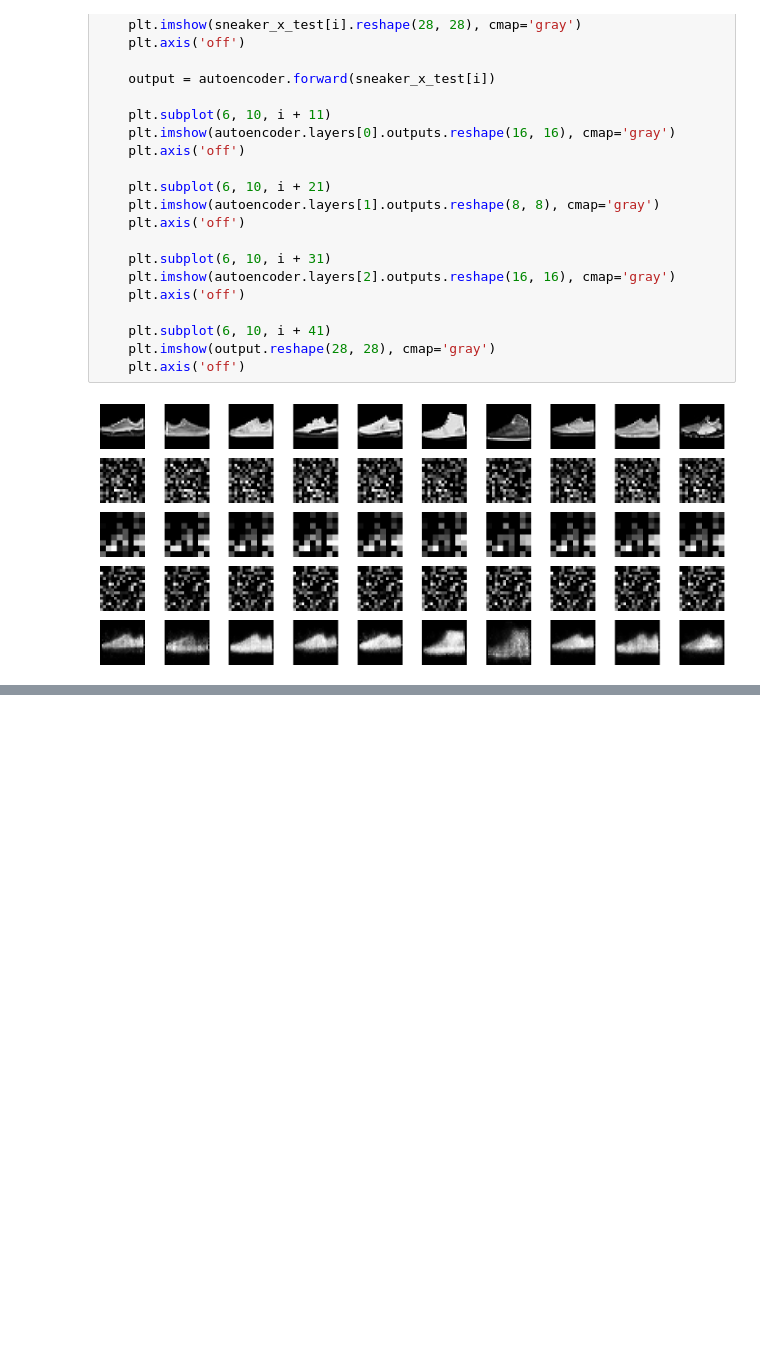
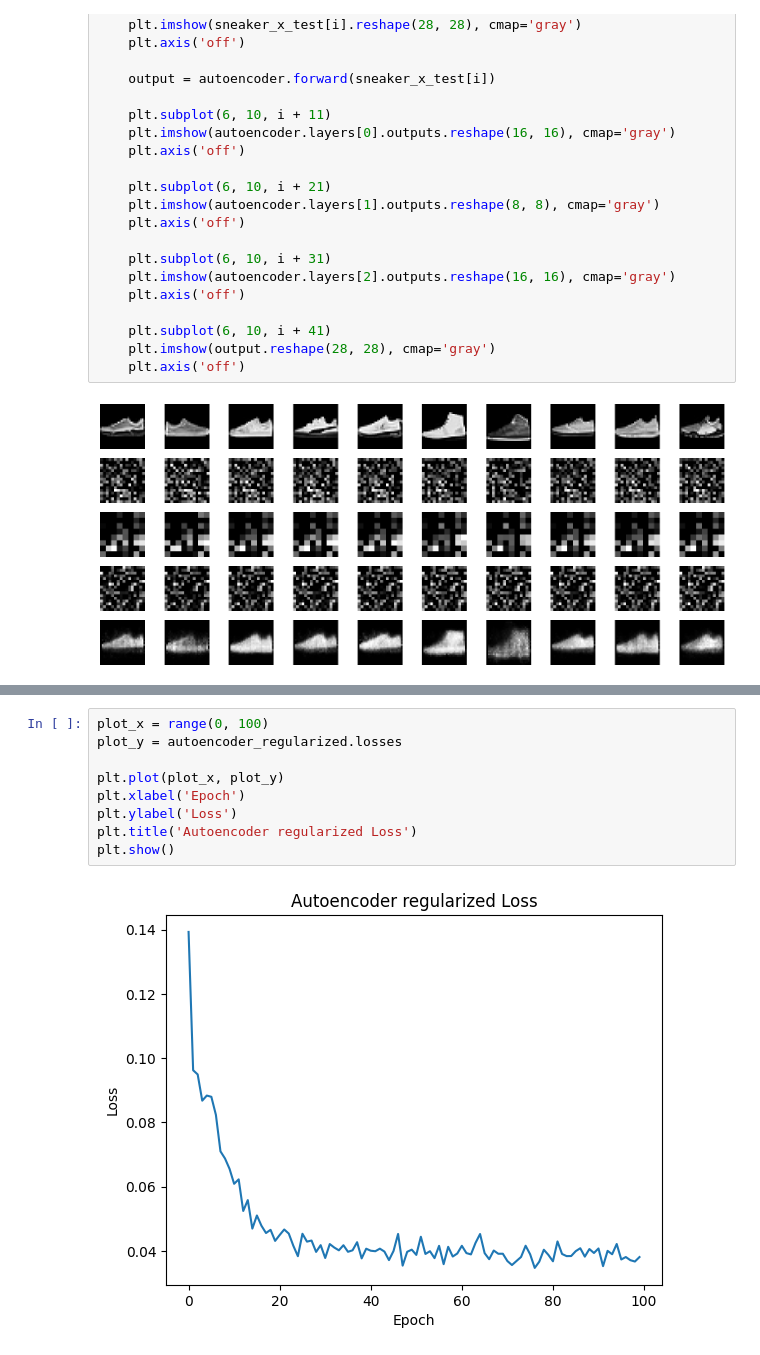
Before and after one commit to jankrokos/neural-networks-labs, a Jupyter notebook: lab2.ipynb, the cells around one changed output, grey strips where cells are left out. Drawn from its saved outputs; the diff is of its cells as text; blank space fills up the shorter version.

```diff
--- a/lab2.ipynb
+++ b/lab2.ipynb
@@ -113,2 +172,13 @@ plt.show()
+# %%
+plot_x = range(0, 100)
+plot_y = autoencoder_regularized.losses
+
+plt.plot(plot_x, plot_y)
+plt.xlabel('Epoch')
+plt.ylabel('Loss')
+plt.title('Autoencoder regularized Loss')
+plt.show()
+# %% [output]
+[figure, added]
 # %%
 classifier.evaluate(x_test, y_test_one_hot)
```
Also changed, not shown: parts of 8 cells of this notebook, 1 other file.
